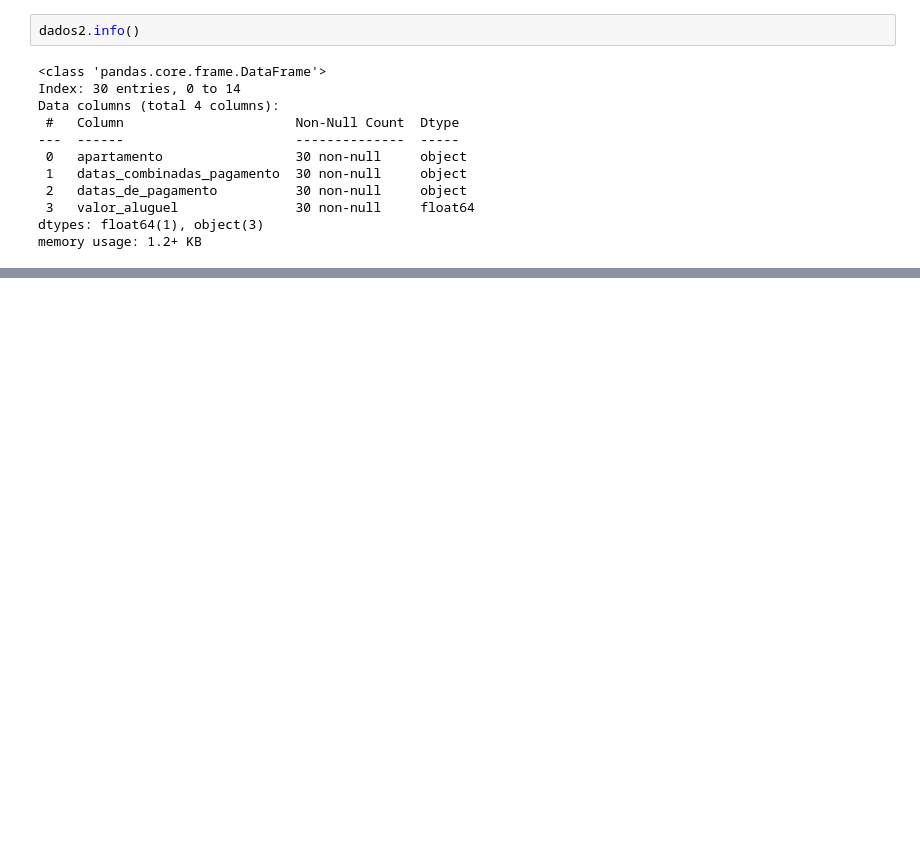
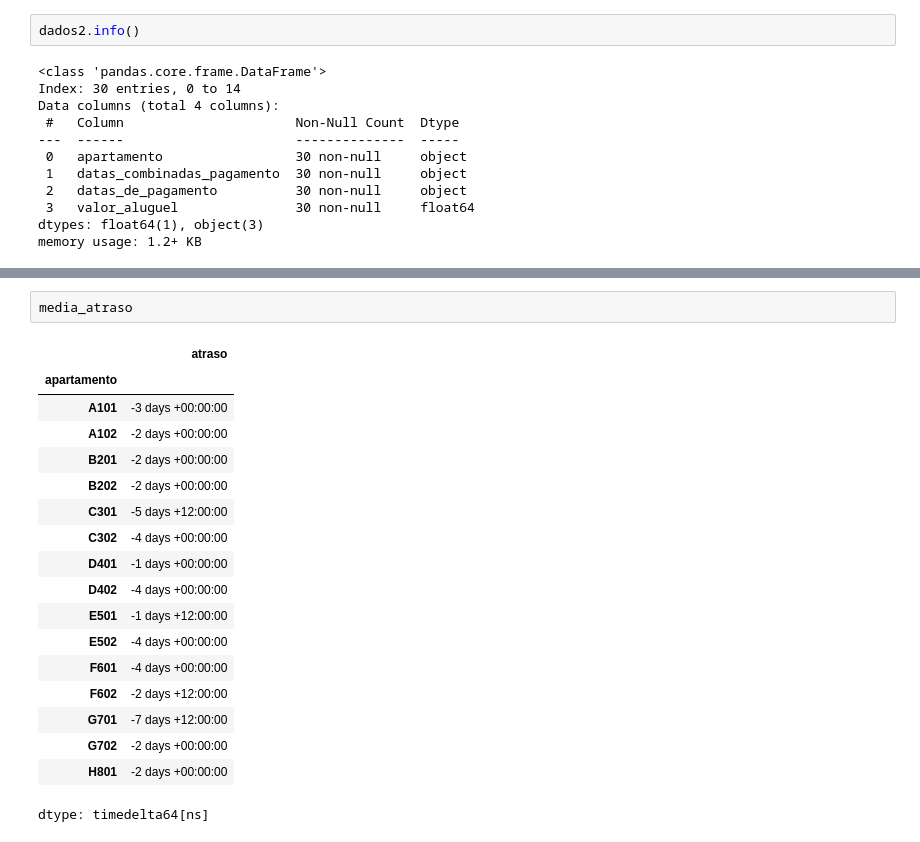
Before and after one commit to dobsfoxx/ETL-Pandas-ONE-Alura, a Jupyter notebook: Exercicio_conversão_de_valores_metodo(replace_strip).ipynb, the cells around one changed output, grey strips where cells are left out. Saved outputs shown, nothing was run; the diff lists cells and outputs as text; blank space fills up the shorter version.

```diff
--- a/Exercicio_conversão_de_valores_metodo(replace_strip).ipynb
+++ b/Exercicio_conversão_de_valores_metodo(replace_strip).ipynb
@@ -148,0 +214,21 @@ memory usage: 1.2+ KB
+# %%
+media_atraso
+# %% [output]
+|  | atraso |
+| apartamento |  |
+| A101 | -3 days +00:00:00 |
+| A102 | -2 days +00:00:00 |
+| B201 | -2 days +00:00:00 |
+| B202 | -2 days +00:00:00 |
+| C301 | -5 days +12:00:00 |
+| C302 | -4 days +00:00:00 |
+| D401 | -1 days +00:00:00 |
+| D402 | -4 days +00:00:00 |
+| E501 | -1 days +12:00:00 |
+| E502 | -4 days +00:00:00 |
+| F601 | -4 days +00:00:00 |
+| F602 | -2 days +12:00:00 |
+| G701 | -7 days +12:00:00 |
+| G702 | -2 days +00:00:00 |
+| H801 | -2 days +00:00:00 |
+dtype: timedelta64[ns]
```
Also changed, not shown: parts of 12 cells of this notebook.
